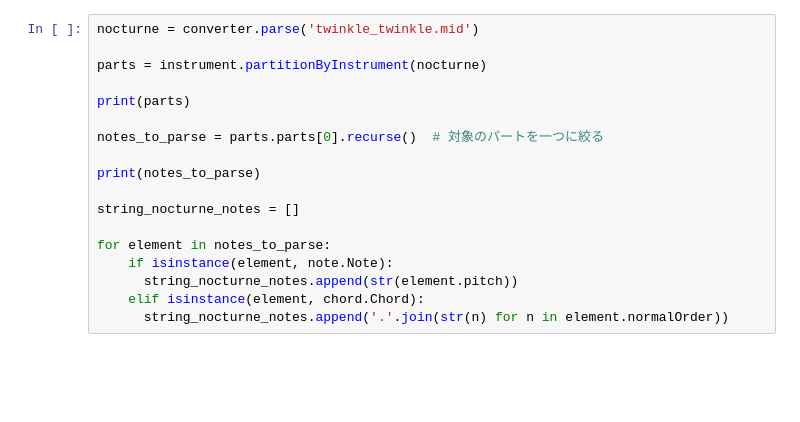
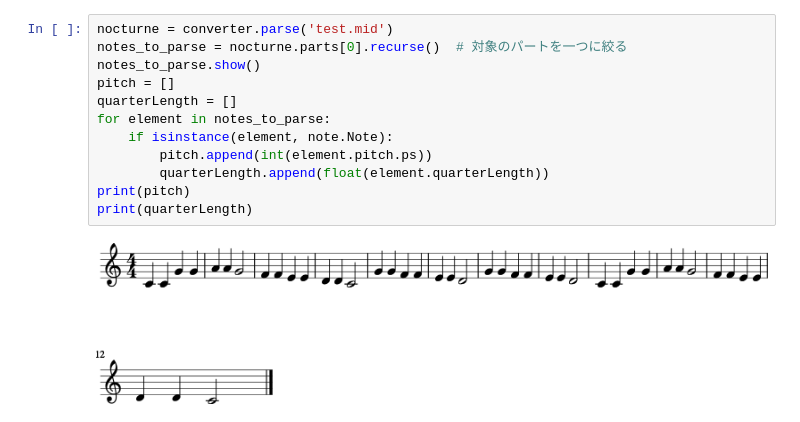
Before and after one commit to StudioIdenticalTwins/HTM-Beginners-Notebook, a Jupyter notebook: chapter-7/htm-beginners-book-7-1.ipynb, the cells around one changed output. Drawn from its saved outputs; the diff is of its cells as text; blank space fills up the shorter version.

```diff
--- a/chapter-7/htm-beginners-book-7-1.ipynb
+++ b/chapter-7/htm-beginners-book-7-1.ipynb
@@ -85,19 +54,14 @@ nocturne.show("midi")
 # %%
-nocturne = converter.parse('twinkle_twinkle.mid')
-
-parts = instrument.partitionByInstrument(nocturne)
-
-print(parts)
-
-notes_to_parse = parts.parts[0].recurse()  # 対象のパートを一つに絞る
-
-print(notes_to_parse)
-
-string_nocturne_notes = []
-
+nocturne = converter.parse('test.mid')
+notes_to_parse = nocturne.parts[0].recurse()  # 対象のパートを一つに絞る
+notes_to_parse.show()
+pitch = []
+quarterLength = []
 for element in notes_to_parse:
     if isinstance(element, note.Note):
-      string_nocturne_notes.append(str(element.pitch))
-    elif isinstance(element, chord.Chord):
-      string_nocturne_notes.append('.'.join(str(n) for n in element.normalOrder))
+        pitch.append(int(element.pitch.ps))
+        quarterLength.append(float(element.quarterLength))
+print(pitch)
+print(quarterLength)
 # %% [output]
+[figure, added]
```
Also changed, not shown: parts of 31 cells of this notebook, 13 other files.
